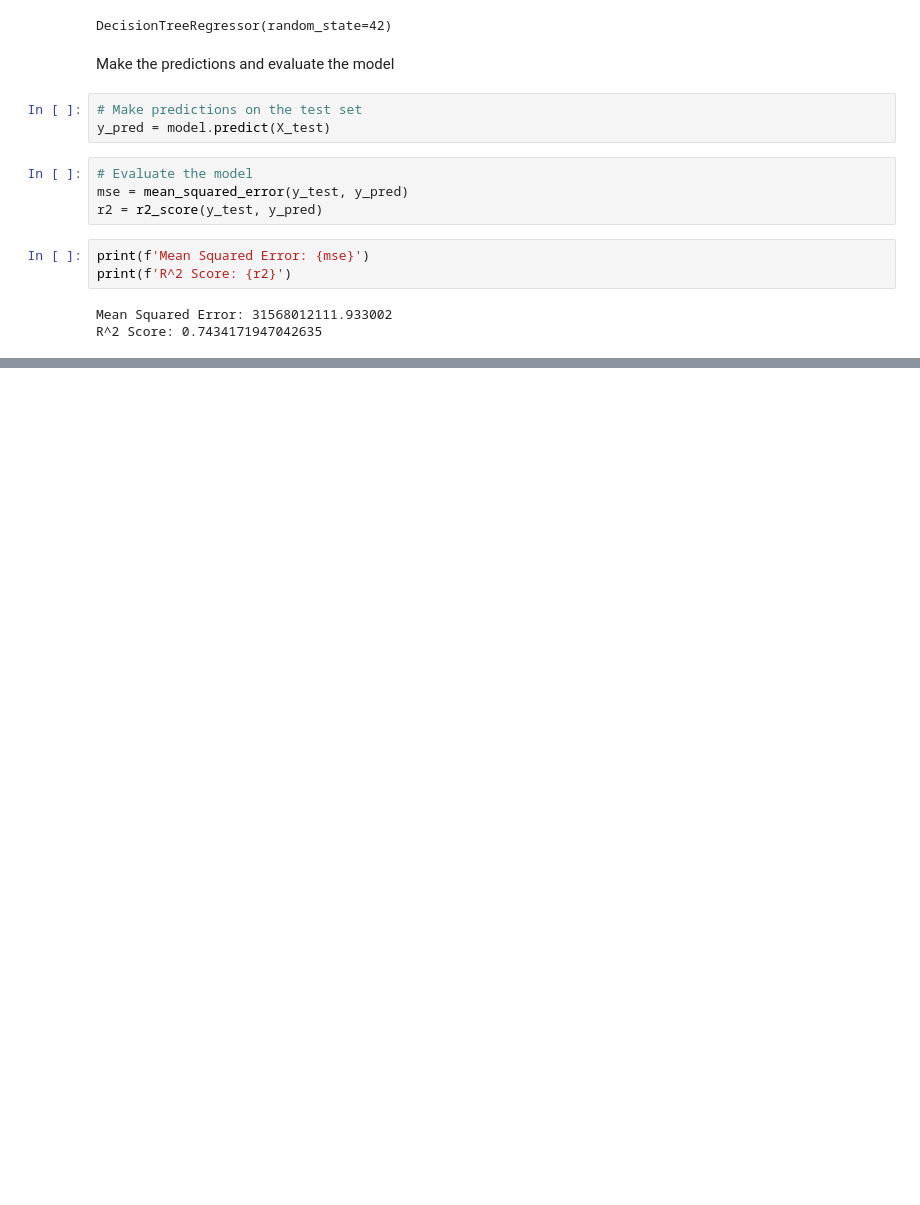
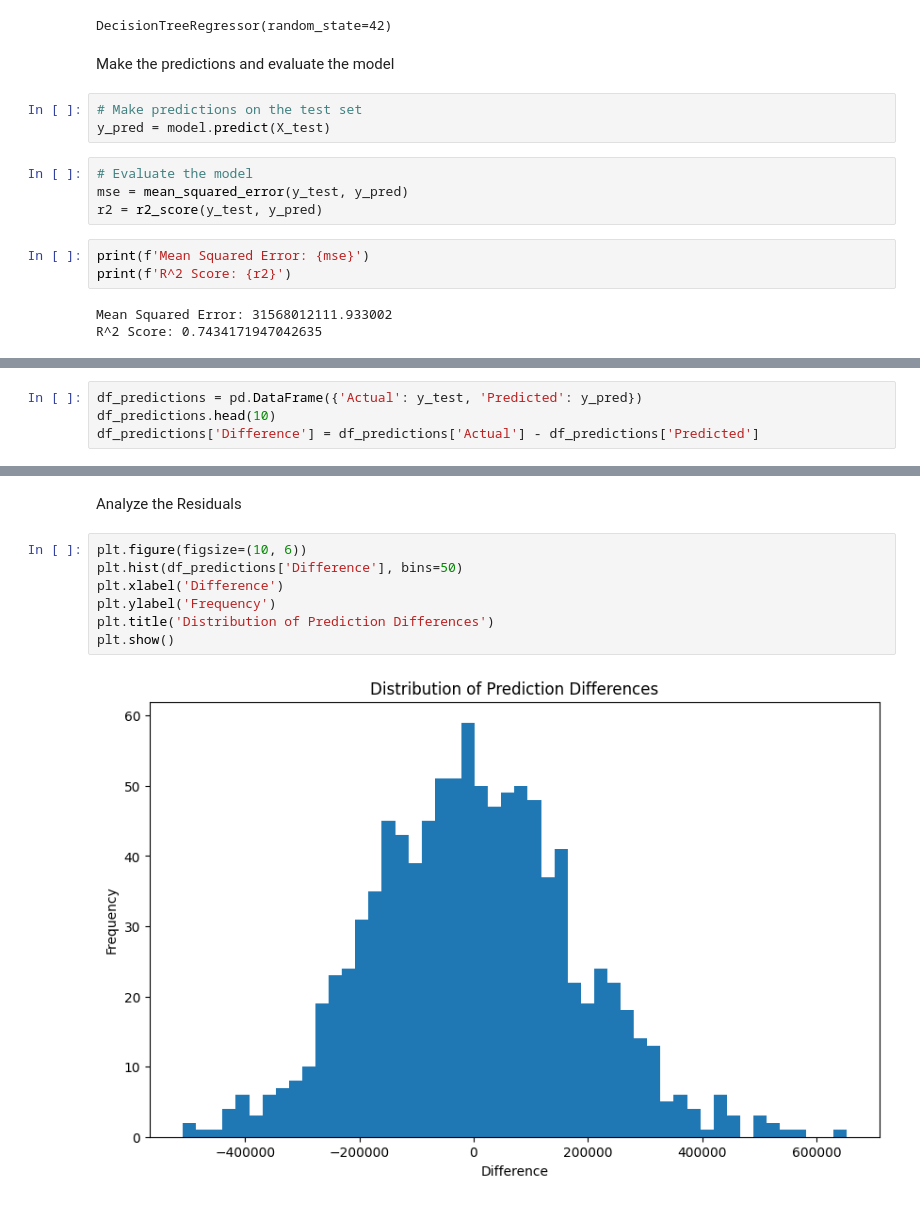
Before and after one commit to Mojoryson/Notebooks, a Jupyter notebook: ML_LinearRegression/LR_HousingData.ipynb, the cells around one changed output, grey strips where cells are left out. Saved outputs shown, nothing was run; the diff lists cells and outputs as text; blank space fills up the shorter version.

```diff
--- a/ML_LinearRegression/LR_HousingData.ipynb
+++ b/ML_LinearRegression/LR_HousingData.ipynb
@@ -303,0 +306,4 @@ R^2 Score: 0.7434171947042635
+# %%
+df_predictions = pd.DataFrame({'Actual': y_test, 'Predicted': y_pred})
+df_predictions.head(10)
+df_predictions['Difference'] = df_predictions['Actual'] - df_predictions['Predicted']
@@ -303,0 +336,11 @@ R^2 Score: 0.7434171947042635
+# %% [markdown]
+Analyze the Residuals
+# %%
+plt.figure(figsize=(10, 6))
+plt.hist(df_predictions['Difference'], bins=50)
+plt.xlabel('Difference')
+plt.ylabel('Frequency')
+plt.title('Distribution of Prediction Differences')
+plt.show()
+# %% [output]
+[figure, added]
```
Also changed, not shown: parts of 4 cells of this notebook.
